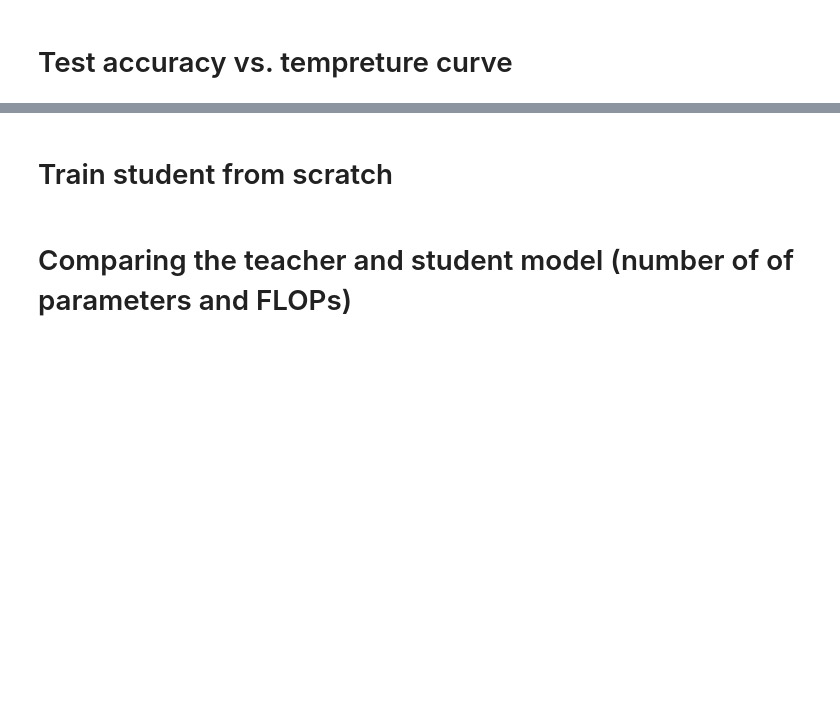
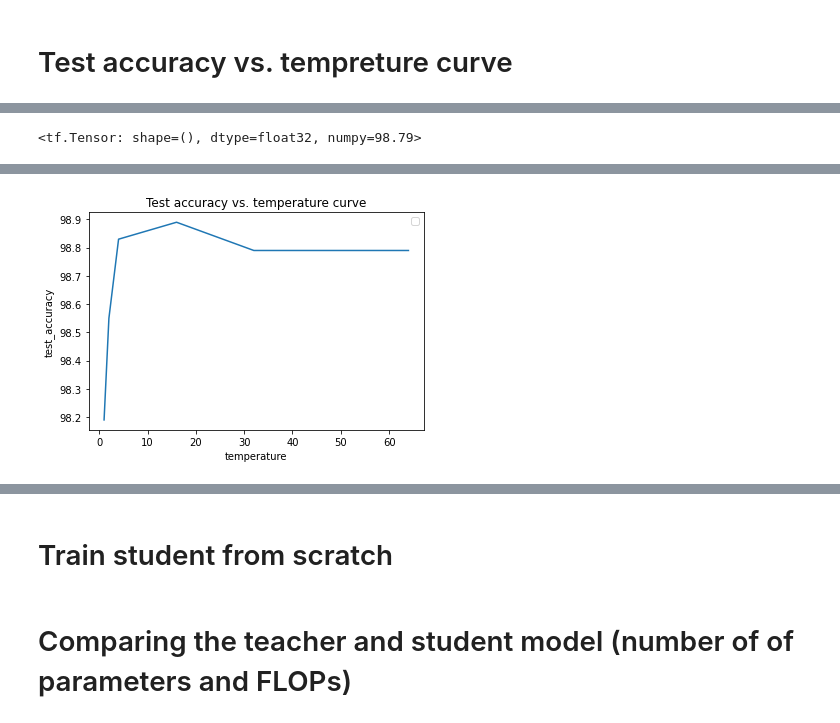
Before and after one commit to clnchn/ECE1512-2022F-ProjectRepo_YiyangShi_HsuanlingChen, a Jupyter notebook: T1.ipynb, the cells around one changed output, grey strips where cells are left out. Saved outputs shown, nothing was run; the diff lists cells and outputs as text; code cells hidden in the pictures; blank space fills up the shorter version.

Commit message:
- fix temperature plot

```diff
--- a/T1.ipynb
+++ b/T1.ipynb
@@ -304,25 +304,4 @@ def train_and_evaluate_plot(model, compute_loss_fn, temperature, alpha=0.5):
     print("Class_accuracy: " + '{:.2f}%'.format(
          num_correct / num_total * 100))
     test_accuracy.append(num_correct / num_total * 100)
-  return test_accuracy
-
-# your code start from here for step 6
-import matplotlib.pyplot as plt
-
-T = [1,2,4,16,32,64]
-TEST_ACCUR = []
-epoch = [i for i in range(1, NUM_EPOCHS + 1)]
-
-for t in T:
-  print(f'Temperature = {t}')
-  fc_model = initialize_fc()
-  test_accuracy = train_and_evaluate_plot(fc_model,compute_student_loss_plot, t)
-  temp = str(t)
-  temp,  = plt.plot(epoch, test_accuracy, label=f'T = {t}')
-  TEST_ACCUR.append(temp)
-
-plt.title('Model Accuracy')
-plt.ylabel('accuracy')
-plt.xlabel('epoch')
-plt.legend(handles=TEST_ACCUR)
-plt.show()
+  return num_correct / num_total * 100
@@ -347,0 +329,9 @@ Class_accuracy: 98.89%
+# %%
+T=[1,2,4,16,32,64]
+TEST_ACCUR=[]
+for i in T:
+  fc_model = initialize_fc()
+  print('temperature:'+str(i))
+  acu=train_and_evaluate_plot(fc_model,compute_student_loss_plot, i)
+  #fc_model.save('student_MNIST_T'+str(i)+'.h5')
+  TEST_ACCUR.append(acu)
@@ -347,0 +356,14 @@ Class_accuracy: 98.89%
+# %%
+acu
+# %% [output]
+<tf.Tensor: shape=(), dtype=float32, numpy=98.79>
+# %%
+import matplotlib.pyplot as plt
+
+l=plt.plot(T,TEST_ACCUR)
+plt.title('Test accuracy vs. temperature curve')
+plt.xlabel('temperature')
+plt.ylabel('test_accuracy')
+plt.legend()
+plt.show()
+# %% [output]
@@ -348 +371,2 @@ Class_accuracy: 98.89%
+[figure, added]
 # %%
```
Also changed, not shown: parts of 7 cells of this notebook.
